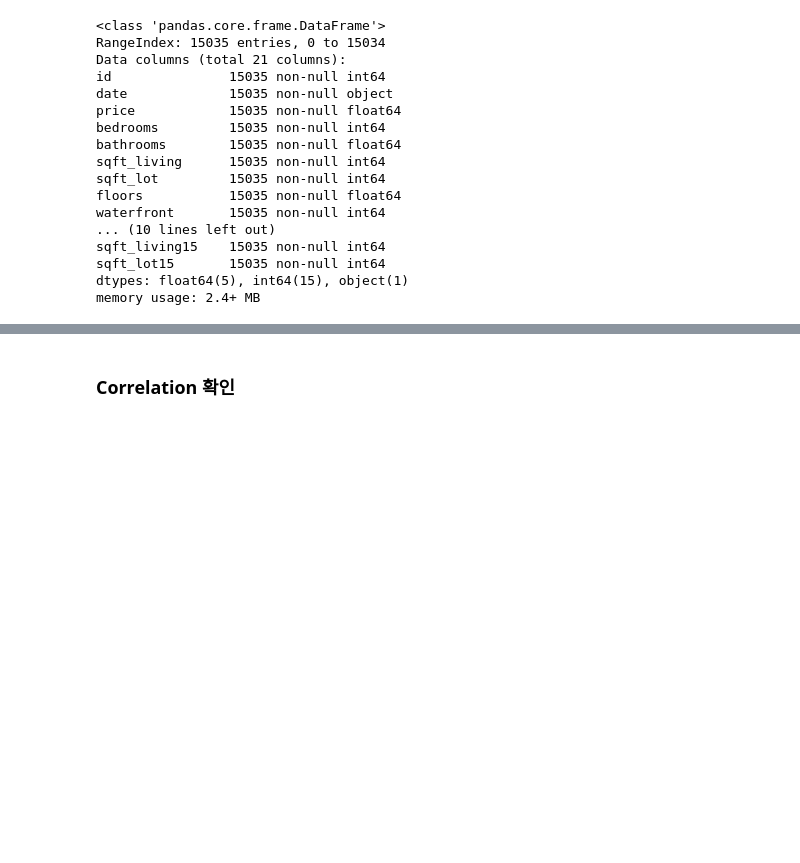
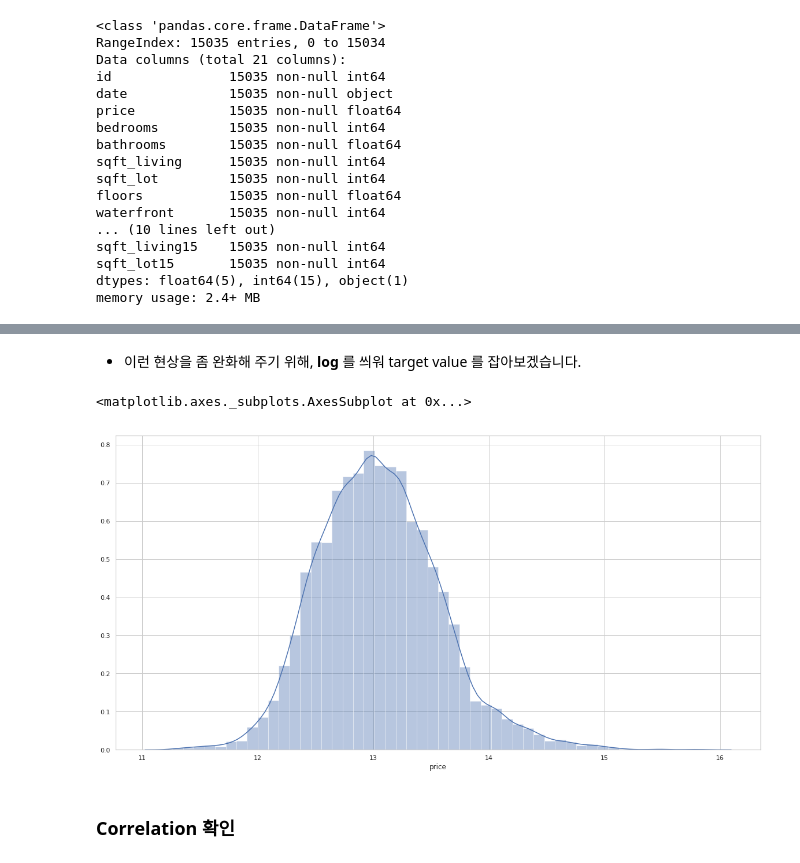
Before and after one commit to EmjayAhn/kaggle_HousePrice, a Jupyter notebook: 01_HousePriceEDA.ipynb, the cells around one changed output, grey strips where cells are left out. Cells and saved outputs as stored; diff of their text form; code cells hidden in the pictures; blank space fills up the shorter version.

```diff
--- a/01_HousePriceEDA.ipynb
+++ b/01_HousePriceEDA.ipynb
@@ -86,3 +103,11 @@ memory usage: 2.4+ MB
+# %% [markdown]
+- 이런 현상을 좀 완화해 주기 위해, **log** 를 씌워 target value 를 잡아보겠습니다.
+# %%
+plt.figure(figsize=(20, 10))
+sns.distplot(np.log(train_set['price']))
+# %% [output]
+<matplotlib.axes._subplots.AxesSubplot at 0x...>
+[figure, added]
 # %% [markdown]
 ### Correlation 확인
 # %%
```
Also changed, not shown: parts of 7 cells of this notebook.
